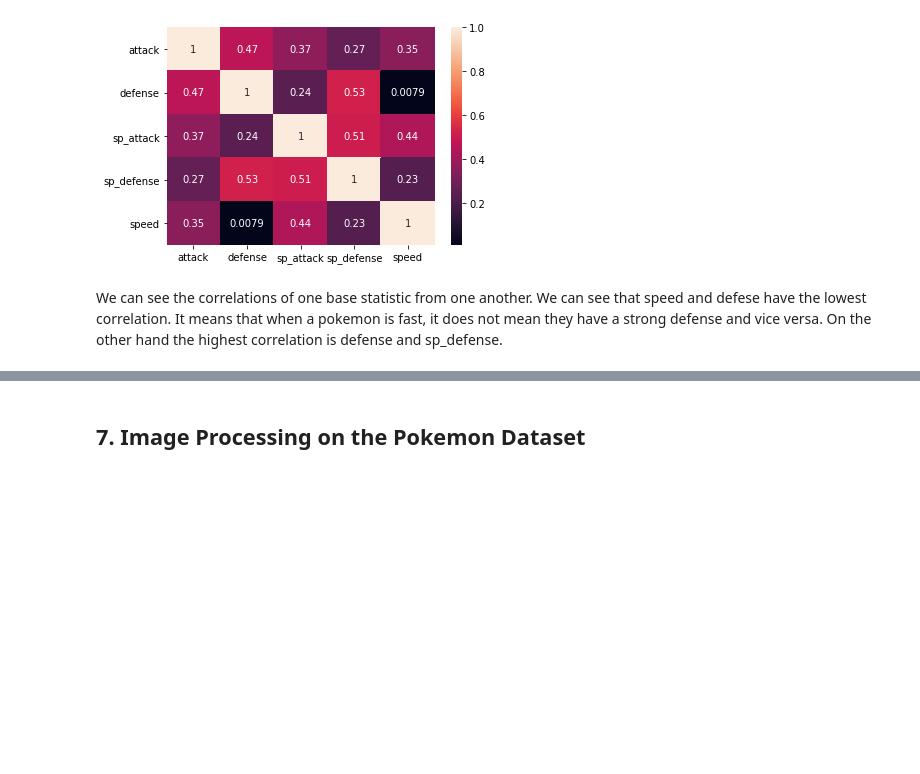
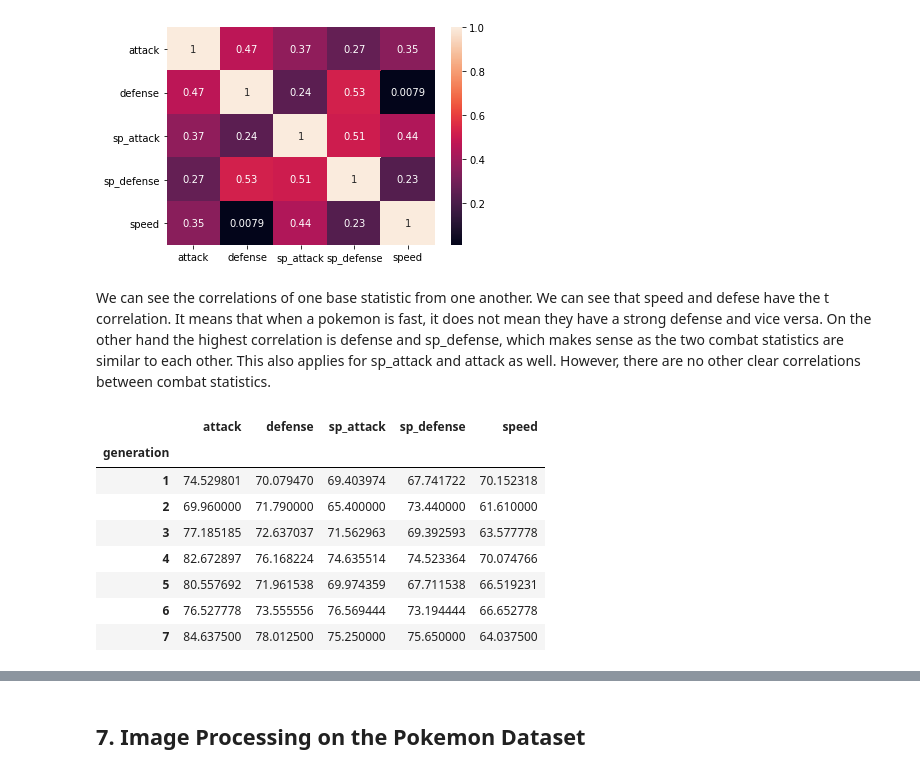
Before and after one commit to jolocansana/CSMODEL-PokemonDataset, a Jupyter notebook: Pokemon_Dataset.ipynb, the cells around one changed output, grey strips where cells are left out. Saved outputs shown, nothing was run; the diff lists cells and outputs as text; code cells hidden in the pictures; blank space fills up the shorter version.

```diff
--- a/Pokemon_Dataset.ipynb
+++ b/Pokemon_Dataset.ipynb
@@ -421,4 +448,17 @@ sns.heatmap(p, annot=True)
 <AxesSubplot:>
 [figure]
 # %% [markdown]
-We can see the correlations of one base statistic from one another. We can see that speed and defese have the lowest correlation. It means that when a pokemon is fast, it does not mean they have a strong defense and vice versa. On the other hand the highest correlation is defense and sp_defense.
+We can see the correlations of one base statistic from one another. We can see that speed and defese have the   t correlation. It means that when a pokemon is fast, it does not mean they have a strong defense and vice versa. On the other hand the highest correlation is defense and sp_defense, which makes sense as the two combat statistics are similar to each other. This also applies for sp_attack and attack as well. However, there are no other clear correlations between combat statistics.
+# %%
+generation_counts = pokemon_df.groupby("generation")[["attack", "defense","sp_attack", "sp_defense", "speed"]].mean()
+generation_counts
+# %% [output]
+|  | attack | defense | sp_attack | sp_defense | speed |
+| generation |  |  |  |  |  |
+| 1 | 74.529801 | 70.079470 | 69.403974 | 67.741722 | 70.152318 |
+| 2 | 69.960000 | 71.790000 | 65.400000 | 73.440000 | 61.610000 |
+| 3 | 77.185185 | 72.637037 | 71.562963 | 69.392593 | 63.577778 |
+| 4 | 82.672897 | 76.168224 | 74.635514 | 74.523364 | 70.074766 |
+| 5 | 80.557692 | 71.961538 | 69.974359 | 67.711538 | 66.519231 |
+| 6 | 76.527778 | 73.555556 | 76.569444 | 73.194444 | 66.652778 |
+| 7 | 84.637500 | 78.012500 | 75.250000 | 75.650000 | 64.037500 |
```
Also changed, not shown: parts of 17 cells of this notebook.
